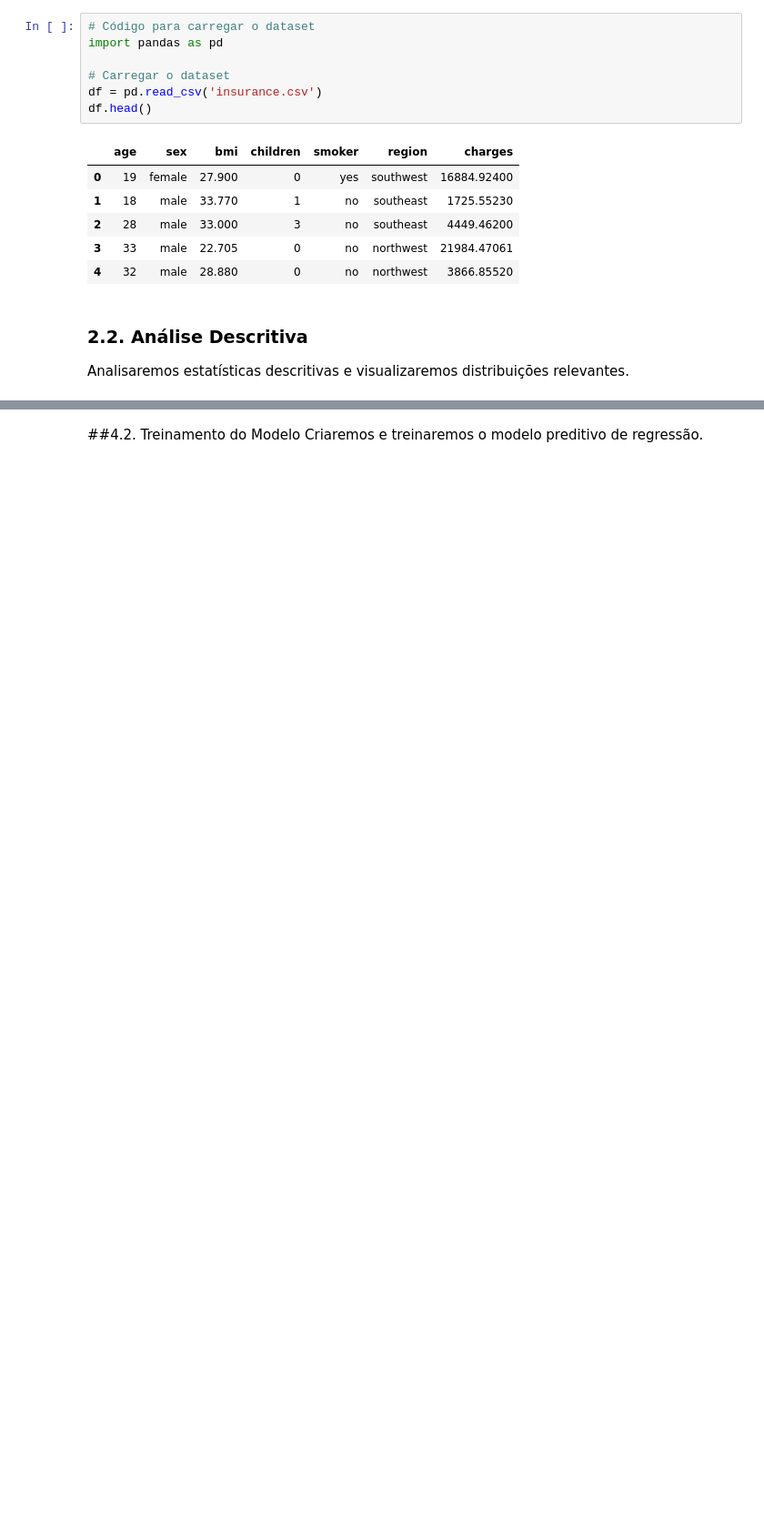
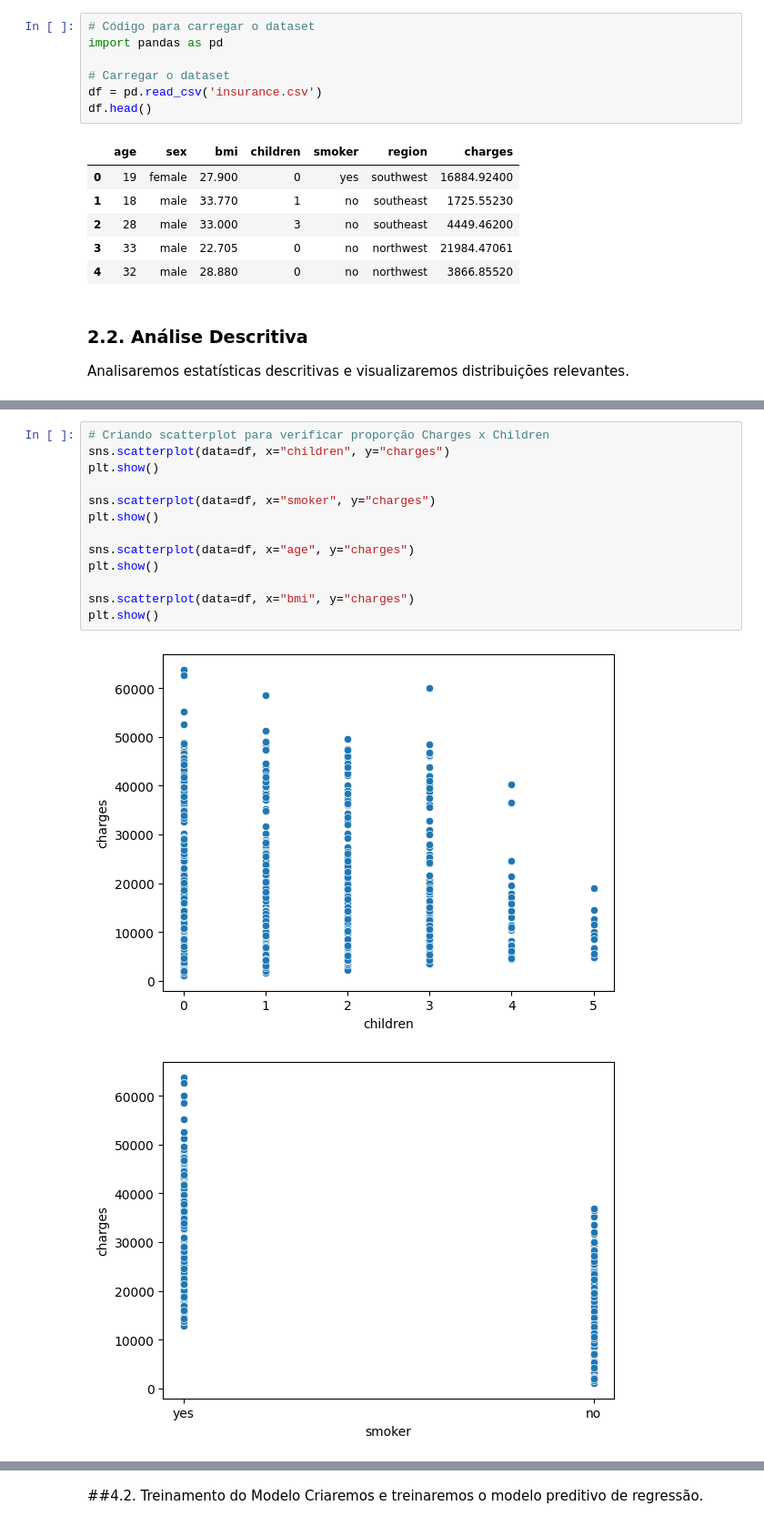
Before and after one commit to rafael2mind/tech-challenge-fase-1, a Jupyter notebook: Tech_Challenge_Grupo_38.ipynb, the cells around one changed output, grey strips where cells are left out. Shown at 91% size. Drawn from its saved outputs; the diff is of its cells as text; blank space fills up the shorter version.

```diff
--- a/Tech_Challenge_Grupo_38.ipynb
+++ b/Tech_Challenge_Grupo_38.ipynb
@@ -117,0 +171,16 @@ plt.show()
+# %%
+# Criando scatterplot para verificar proporção Charges x Children
+sns.scatterplot(data=df, x="children", y="charges")
+plt.show()
+
+sns.scatterplot(data=df, x="smoker", y="charges")
+plt.show()
+
+sns.scatterplot(data=df, x="age", y="charges")
+plt.show()
+
+sns.scatterplot(data=df, x="bmi", y="charges")
+plt.show()
+# %% [output]
+[figure, added]
+[figure, added]
```
Also changed, not shown: parts of 31 cells of this notebook.
